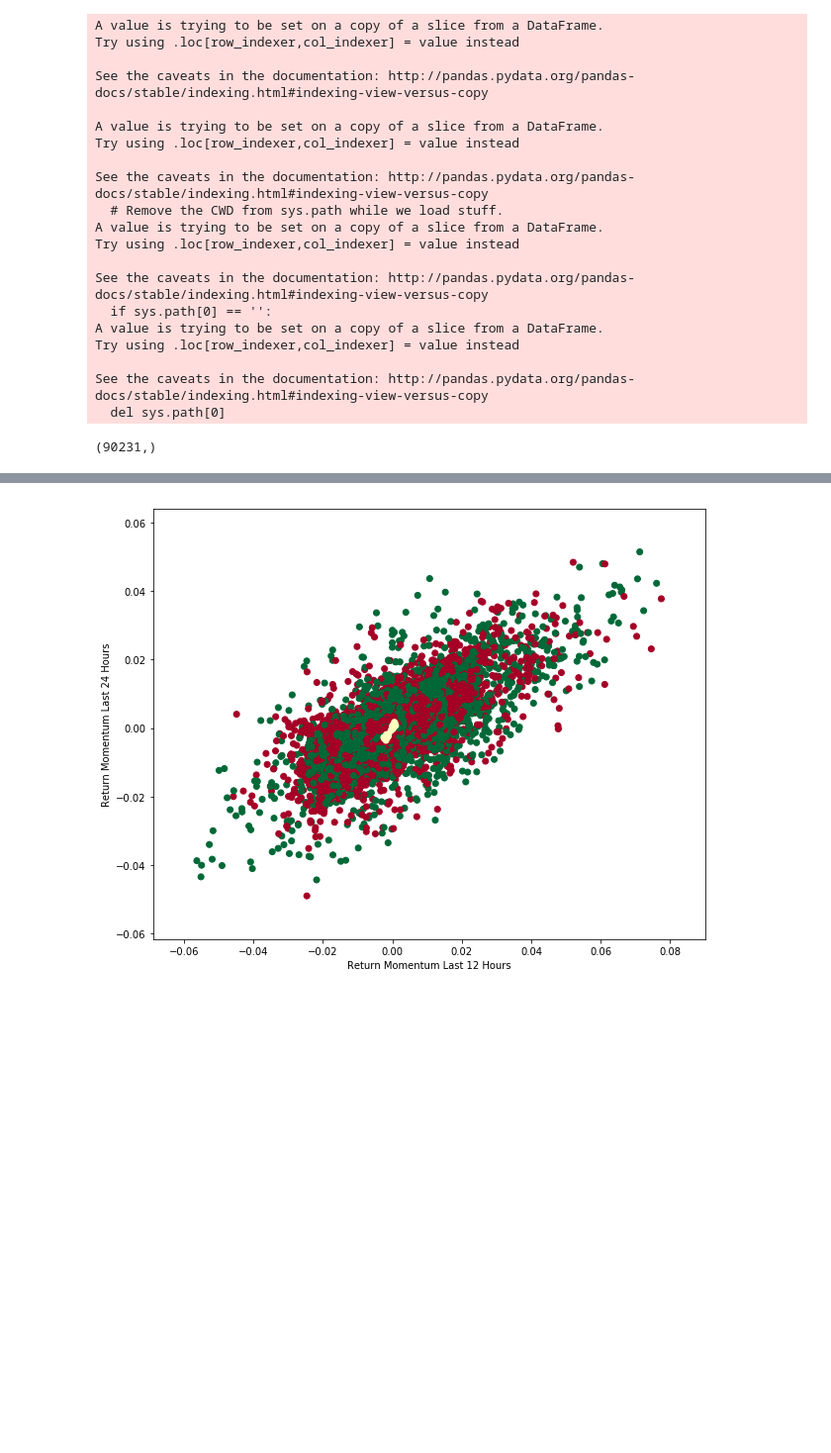
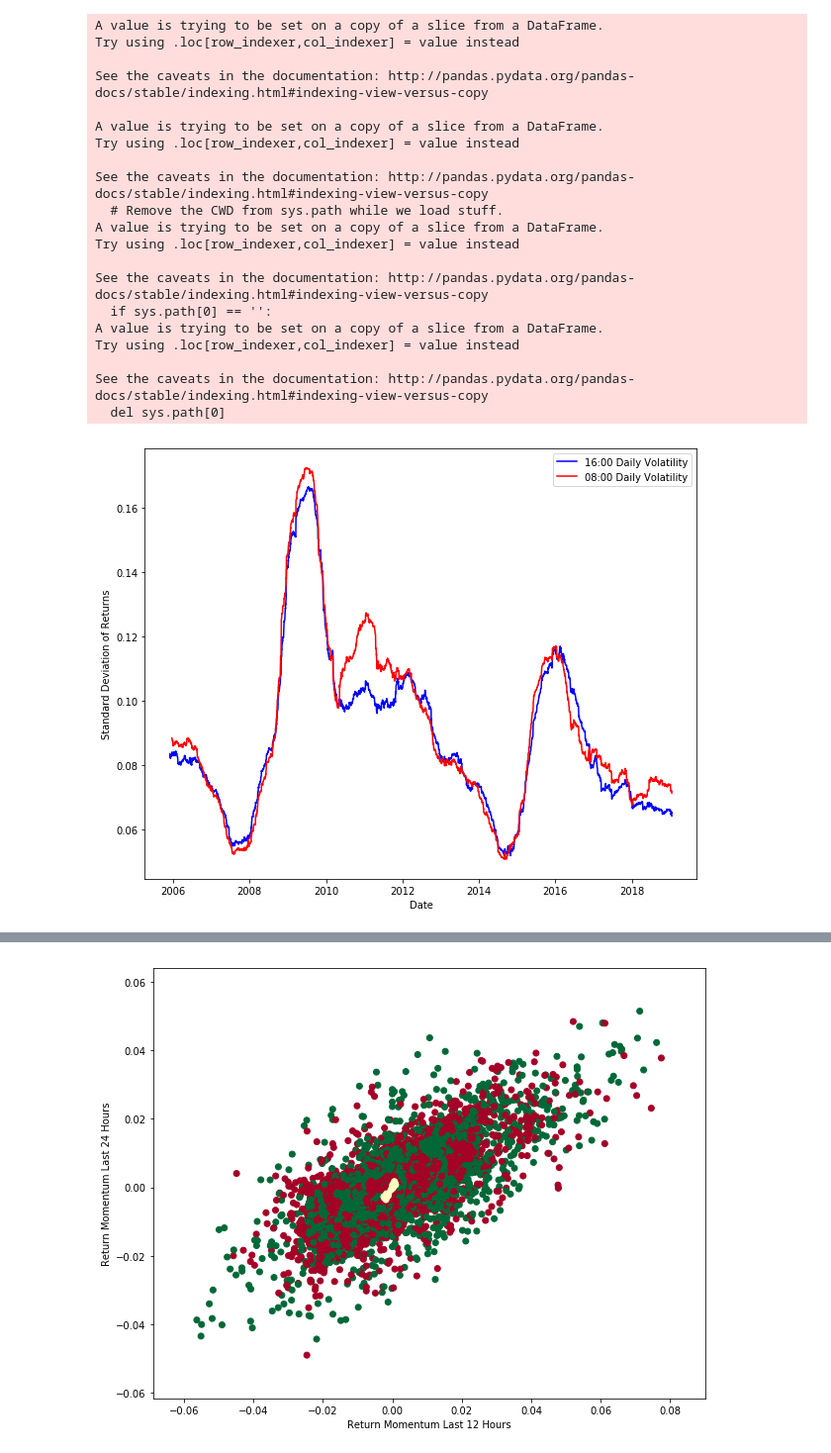
Before and after one commit to egill12/machine_learning, a Jupyter notebook: eurusd_analysis.ipynb, the cells around one changed output, grey strips where cells are left out. Shown at 99% size. Saved outputs shown, nothing was run; the diff lists cells and outputs as text; code cells hidden in the pictures; blank space fills up the shorter version.

Commit message:
latest work on eurusd

```diff
--- a/eurusd_analysis.ipynb
+++ b/eurusd_analysis.ipynb
@@ -59,7 +60,17 @@ eurusd['MidClose_24h_fwd'] = eurusd['MidClose_24h_fwd'].replace(np.nan, 0)
 eurusd['MidClose_24h_fwd_sign'] = eurusd['MidClose_24h_fwd_sign'].replace(np.nan, 0)
 eurusd['MidClose_24h_prior'] = eurusd['MidClose_24h_prior'].replace(np.nan, 0)
 eurusd['MidClose_12h_prior'] = eurusd['MidClose_12h_prior'].replace(np.nan, 0)
-# %%
-eurusd['MidClose_24h_prior'].iloc[:-1].shape
-# %% [output]
-(90231,)
+# %%
+rolling_sd_1600 = daily_1600['MidClose_pct_chg'].rolling(252).std()*math.sqrt(252)
+rolling_sd_0800 = daily_0800['MidClose_pct_chg'].rolling(252).std()*math.sqrt(252)
+fig = plt.figure(1,figsize=(10,8))
+ax = fig.add_subplot(111)
+ax.plot(pd.to_datetime(daily_1600['Date'].iloc[252:]),rolling_sd_1600.iloc[252:], c = "b")
+ax.plot(pd.to_datetime(daily_0800['Date'].iloc[252:]),rolling_sd_0800.iloc[252:], c = "r")
+ax.set_xlabel("Date")
+ax.set_ylabel("Standard Deviation of Returns")
+ax.legend(['16:00 Daily Volatility', '08:00 Daily Volatility'])
+plt.show()
+ax.get_figure().savefig("C:/Users/edgil/Documents/Masters/dissertation/document/images/EURUSDRollingVol.png")
+# %% [output]
+[figure, added]
```
Also changed, not shown: parts of 7 cells of this notebook.
